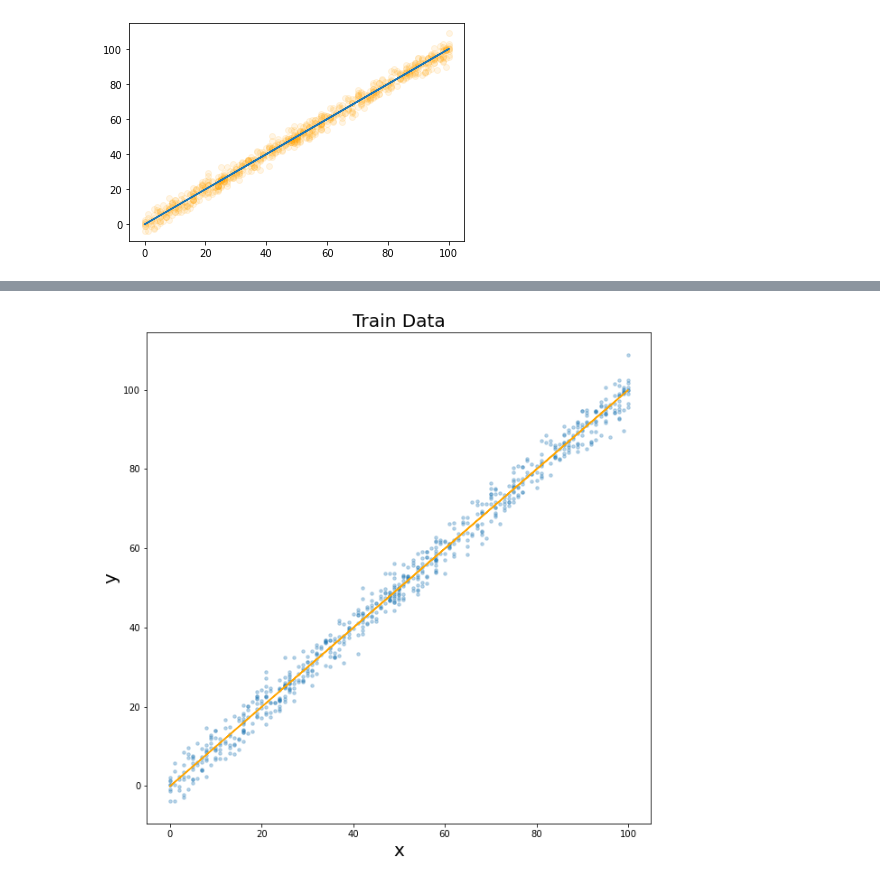
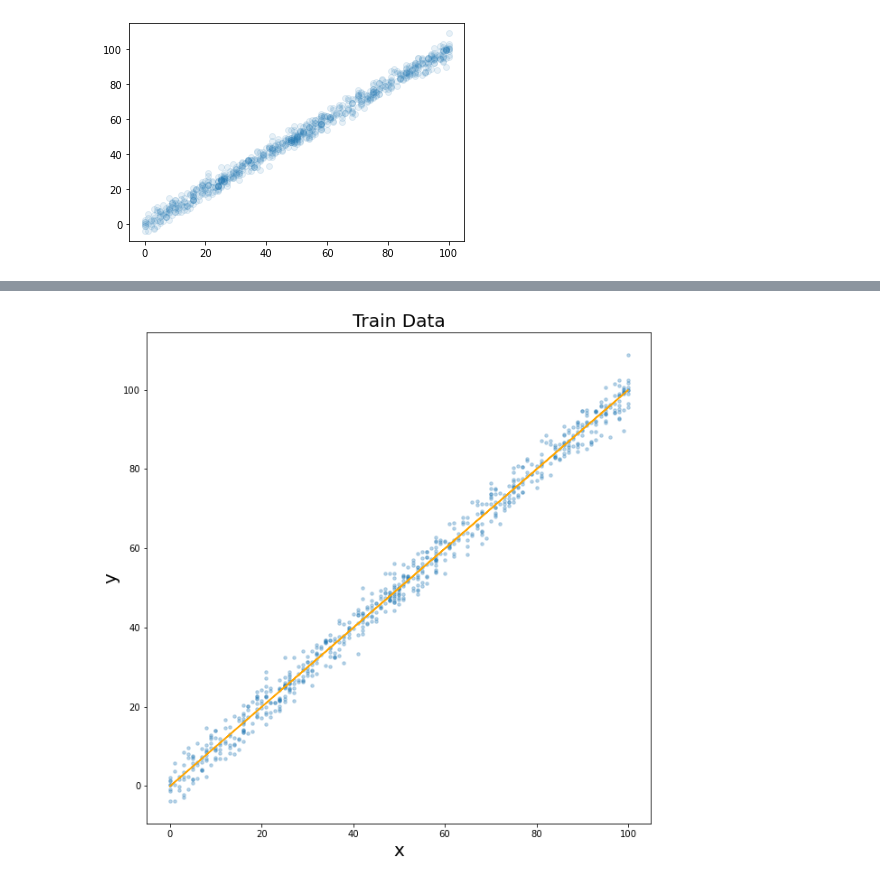
Before and after one commit to Pilot-Khadka/Linear_Regression, a Jupyter notebook: main.ipynb, the cells around one changed output, grey strips where cells are left out. Drawn from its saved outputs; the diff is of its cells as text; code cells hidden in the pictures.

```diff
--- a/main.ipynb
+++ b/main.ipynb
@@ -50,15 +20,10 @@ def r_squared(X,Y):
 # %%
 # Training Data
 train = pd.read_csv("train.csv")
 clean(train)
-X_train = train["x"].values
-Y_train = train["y"].values
-m,b = slope_and_intercept(X_train,Y_train)
-
-regression_line = [(m*x)+b for x in X_train]
-r_squared(X_train,Y_train)
-plt.scatter(X_train,Y_train,color = "orange", alpha = 0.1)
-plt.plot(X_train, regression_line)
+x_train = train["x"].values.reshape(-1,1)
+y_train = train["y"].values.reshape(-1,1)
+plt.scatter(x_train,y_train,alpha = 0.1)
 plt.show()
 # %% [output]
-[figure, old version]
+[figure, new version]
```
Also changed, not shown: parts of 15 cells of this notebook.
